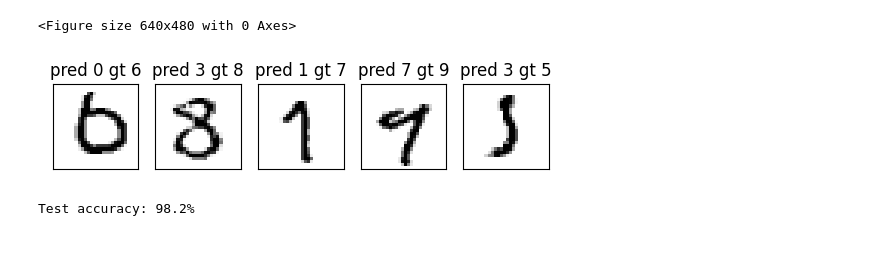
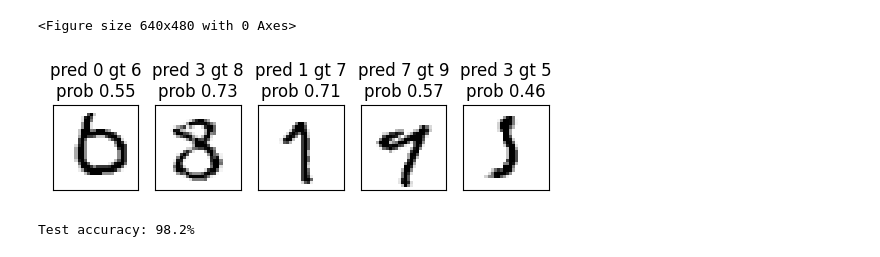
Before and after one commit to zeux/mlexp, a Jupyter notebook: mnist/digits.ipynb, the cells around one changed output. Cells and saved outputs as stored; diff of their text form; code cells hidden in the pictures.

```diff
--- a/mnist/digits-linear.ipynb
+++ b/mnist/digits.ipynb
@@ -30,7 +30,7 @@ test_data = D.DataLoader(mnist_test, batch_size=batch_size, num_workers=4)
 # %%
 device = "cuda" if torch.cuda.is_available() else "cpu"
 # %%
-class Digits(nn.Module):
+class DigitsFC(nn.Module):
     def __init__(self):
         super().__init__()
         self.layers = nn.Sequential(
@@ -112,5 +114,21 @@ def trainloop(model, epochs=5, optimizer=torch.optim.AdamW, **optargs):
+# %%
+def errorplot(dataset, model, count=5):
+    plt.figure()
+    f, axarr = plt.subplots(1, count)
+    for x, y in dataset:
+        pi, pv = model.predict(x.to(device))
+        if pi.item() != y:
+            ax = axarr[count-1]
+            ax.set_title(f"pred {pi.item()} gt {y}\nprob {pv.item():.2f}")
+            ax.set_xticks([])
+            ax.set_yticks([])
+            ax.imshow(x[0], cmap="binary")
+            count -= 1
+            if count == 0:
+                break
 # %%
+# 3 fully connected layers; reaches 0.029 loss in 50 epochs (2 minutes), 98.2% accuracy
 torch.manual_seed(42)
-m = Digits().to(device)
+m = DigitsFC().to(device)
 trainloop(m, epochs=50, weight_decay=0.01)
 # %% [output]
@@ -134,23 +136,10 @@ Train: 50 epochs took 115.42 sec, train loss 0.031799, val loss 0.029352
 [figure]
 # %%
-count = 5
-plt.figure()
-f, axarr = plt.subplots(1, count)
-for x, y in mnist_train:
-    pi, pv = m.predict(x.to(device))
-    if pi.item() != y:
-        ax = axarr[count-1]
-        ax.set_title(f"pred {pi.item()} gt {y}")
-        ax.set_xticks([])
-        ax.set_yticks([])
-        ax.imshow(x[0], cmap="binary")
-        count -= 1
-        if count == 0:
-            break
+errorplot(mnist_train, m)
 # %% [output]
 <Figure size 640x480 with 0 Axes>
-[figure, old version]
+[figure, new version]
-# %%
-test(test_data, m)
-# %% [output]
-Test accuracy: 98.2%
+# %%
+test(test_data, m)
+# %% [output]
+Test accuracy: 98.2%
```
Also changed, not shown: parts of 3 cells of this notebook.
